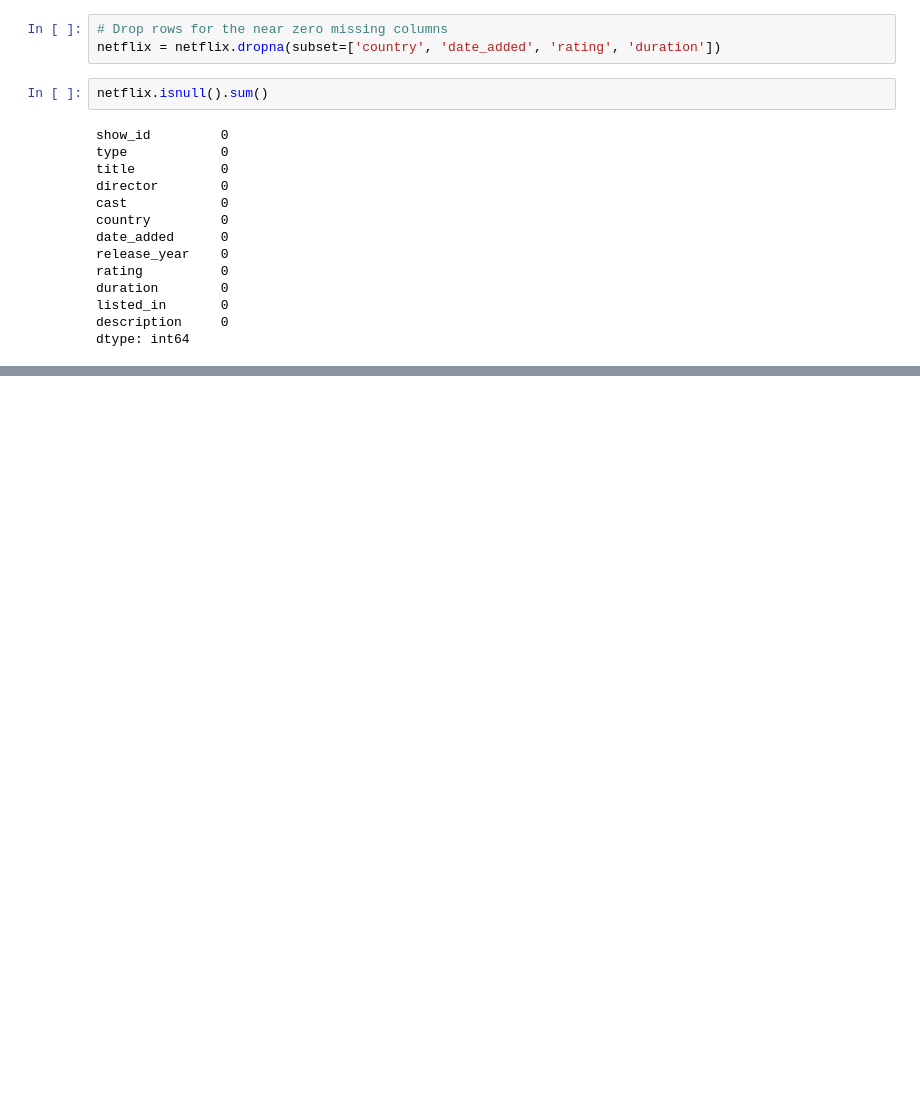
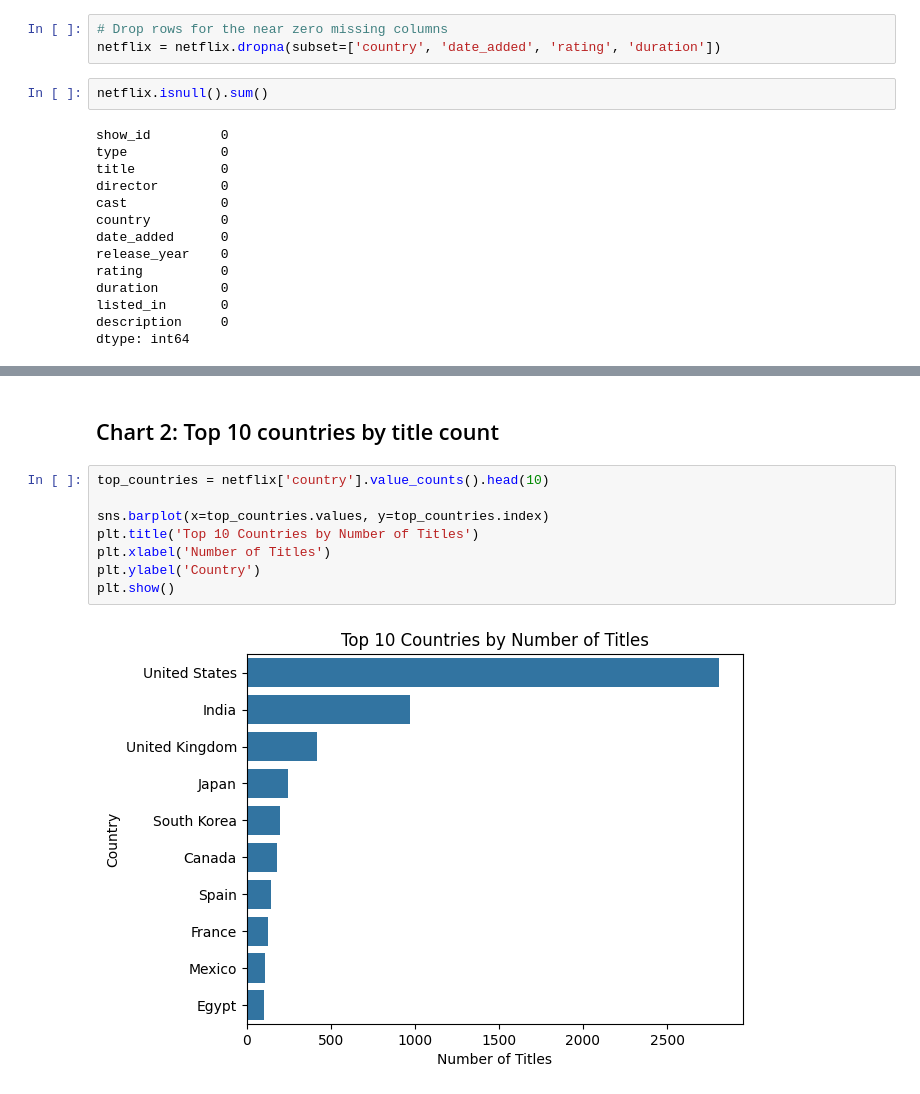
Before and after one commit to NanaKojo1604/Netflix-Analysis, a Jupyter notebook: analysis.ipynb, the cells around one changed output, grey strips where cells are left out. Saved outputs shown, nothing was run; the diff lists cells and outputs as text; blank space fills up the shorter version.

```diff
--- a/analysis.ipynb
+++ b/analysis.ipynb
@@ -100,0 +120,12 @@ dtype: int64
+# %% [markdown]
+## Chart 2: Top 10 countries by title count
+# %%
+top_countries = netflix['country'].value_counts().head(10)
+
+sns.barplot(x=top_countries.values, y=top_countries.index)
+plt.title('Top 10 Countries by Number of Titles')
+plt.xlabel('Number of Titles')
+plt.ylabel('Country')
+plt.show()
+# %% [output]
+[figure, added]
```
Also changed, not shown: parts of 10 cells of this notebook.
